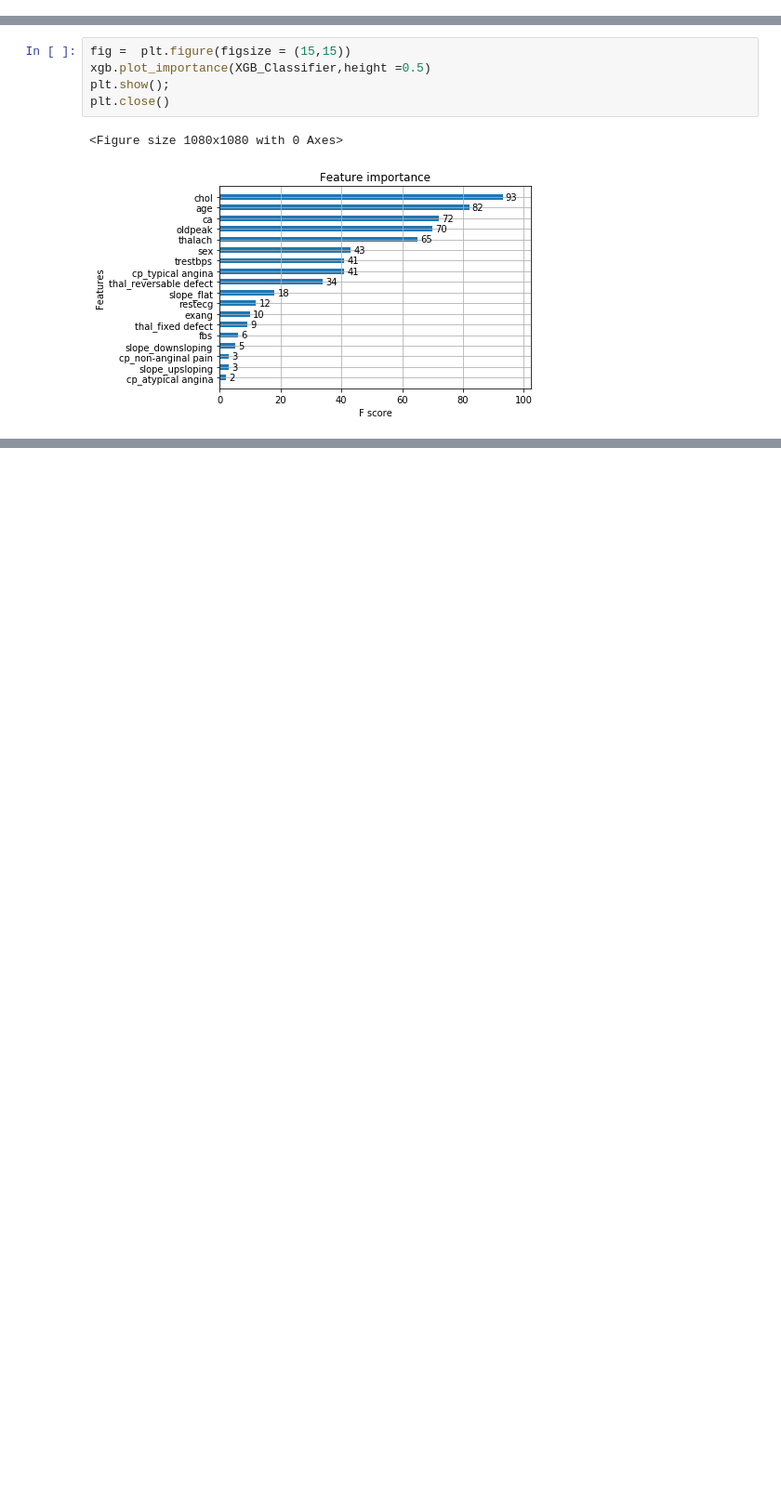
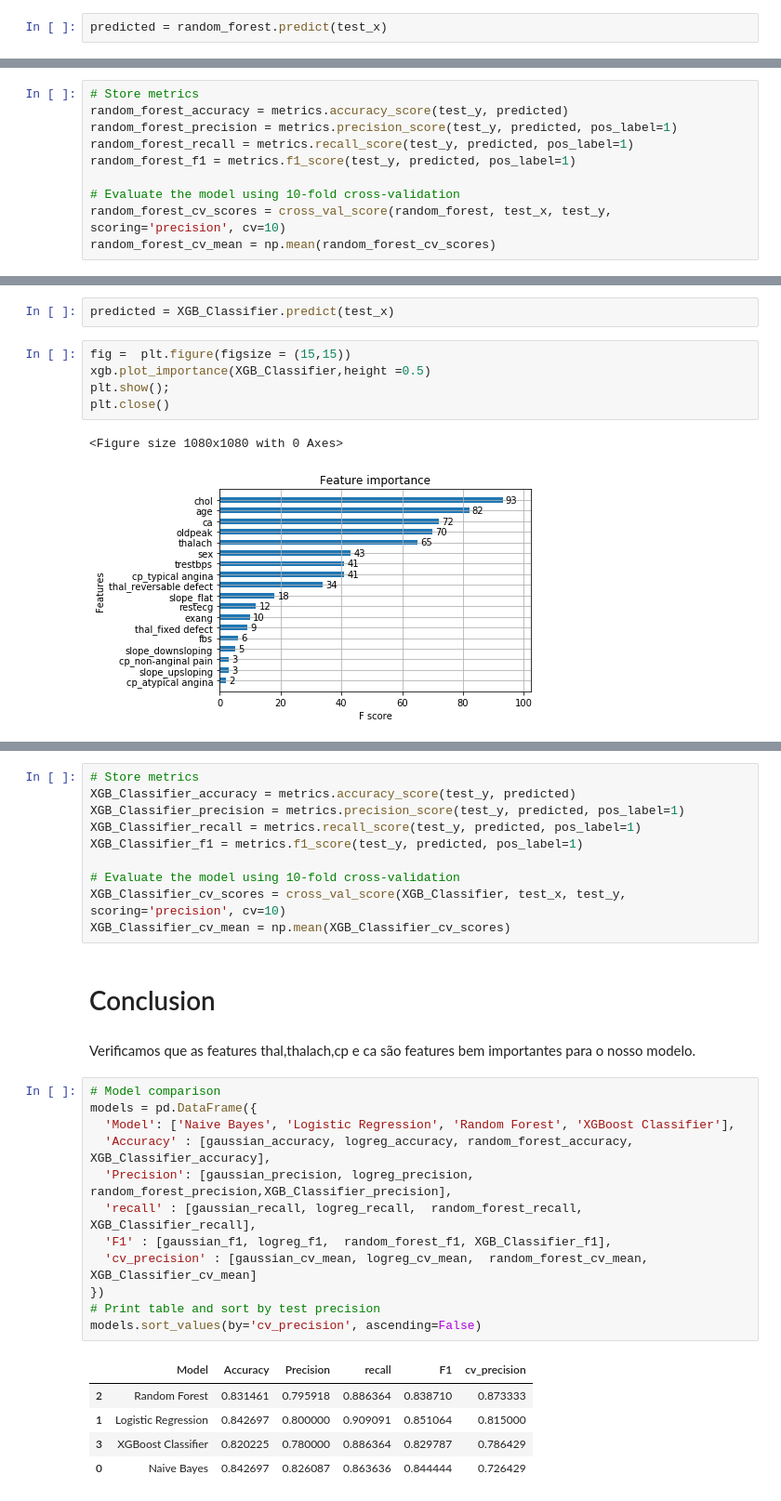
Before and after one commit to AlexandreMaxinsang/desafios-machine-learning, a Jupyter notebook: CyberLabs.ipynb, the cells around one changed output, grey strips where cells are left out. Shown at 93% size. Drawn from its saved outputs; the diff is of its cells as text; blank space fills up the shorter version.

```diff
--- a/CyberLabs.ipynb
+++ b/CyberLabs.ipynb
@@ -210,3 +264,5 @@ acc_test_random_forest
+# %%
+predicted = random_forest.predict(test_x)
 # %%
 features = train_x.columns
 # %%
@@ -225,3 +292,13 @@ plt.show()
+# %%
+# Store metrics
+random_forest_accuracy = metrics.accuracy_score(test_y, predicted)
+random_forest_precision = metrics.precision_score(test_y, predicted, pos_label=1)
+random_forest_recall = metrics.recall_score(test_y, predicted, pos_label=1)
+random_forest_f1 = metrics.f1_score(test_y, predicted, pos_label=1)
+
+# Evaluate the model using 10-fold cross-validation
+random_forest_cv_scores = cross_val_score(random_forest, test_x, test_y, scoring='precision', cv=10)
+random_forest_cv_mean = np.mean(random_forest_cv_scores)
 # %% [markdown]
 ## XGBoost Classifier
 # %%
@@ -240,6 +317,8 @@ acc_test_xgbclassifier = round(XGB_Classifier.score(test_x, test_y) * 100, 2)
 acc_test_xgbclassifier
 # %% [output]
 82.02
+# %%
+predicted = XGB_Classifier.predict(test_x)
 # %%
 fig =  plt.figure(figsize = (15,15))
 xgb.plot_importance(XGB_Classifier,height =0.5)
@@ -250,0 +341,32 @@ plt.close()
+# %%
+# Store metrics
+XGB_Classifier_accuracy = metrics.accuracy_score(test_y, predicted)
+XGB_Classifier_precision = metrics.precision_score(test_y, predicted, pos_label=1)
+XGB_Classifier_recall = metrics.recall_score(test_y, predicted, pos_label=1)
+XGB_Classifier_f1 = metrics.f1_score(test_y, predicted, pos_label=1)
+
+# Evaluate the model using 10-fold cross-validation
+XGB_Classifier_cv_scores = cross_val_score(XGB_Classifier, test_x, test_y, scoring='precision', cv=10)
+XGB_Classifier_cv_mean = np.mean(XGB_Classifier_cv_scores)
+# %% [markdown]
+# Conclusion
+# %% [markdown]
+Verificamos que as features thal,thalach,cp e ca são features bem importantes para o nosso modelo.
+# %%
+# Model comparison
+models = pd.DataFrame({
+  'Model': ['Naive Bayes', 'Logistic Regression', 'Random Forest', 'XGBoost Classifier'],
+  'Accuracy' : [gaussian_accuracy, logreg_accuracy, random_forest_accuracy, XGB_Classifier_accuracy],
+  'Precision': [gaussian_precision, logreg_precision,  random_forest_precision,XGB_Classifier_precision],
+  'recall' : [gaussian_recall, logreg_recall,  random_forest_recall,  XGB_Classifier_recall],
+  'F1' : [gaussian_f1, logreg_f1,  random_forest_f1, XGB_Classifier_f1],
+  'cv_precision' : [gaussian_cv_mean, logreg_cv_mean,  random_forest_cv_mean, XGB_Classifier_cv_mean]
+})
+# Print table and sort by test precision
+models.sort_values(by='cv_precision', ascending=False)
+# %% [output]
+|  | Model | Accuracy | Precision | recall | F1 | cv_precision |
+| 2 | Random Forest | 0.831461 | 0.795918 | 0.886364 | 0.838710 | 0.873333 |
+| 1 | Logistic Regression | 0.842697 | 0.800000 | 0.909091 | 0.851064 | 0.815000 |
+| 3 | XGBoost Classifier | 0.820225 | 0.780000 | 0.886364 | 0.829787 | 0.786429 |
+| 0 | Naive Bayes | 0.842697 | 0.826087 | 0.863636 | 0.844444 | 0.726429 |
```
Also changed, not shown: parts of 16 cells of this notebook, 1 other file.
